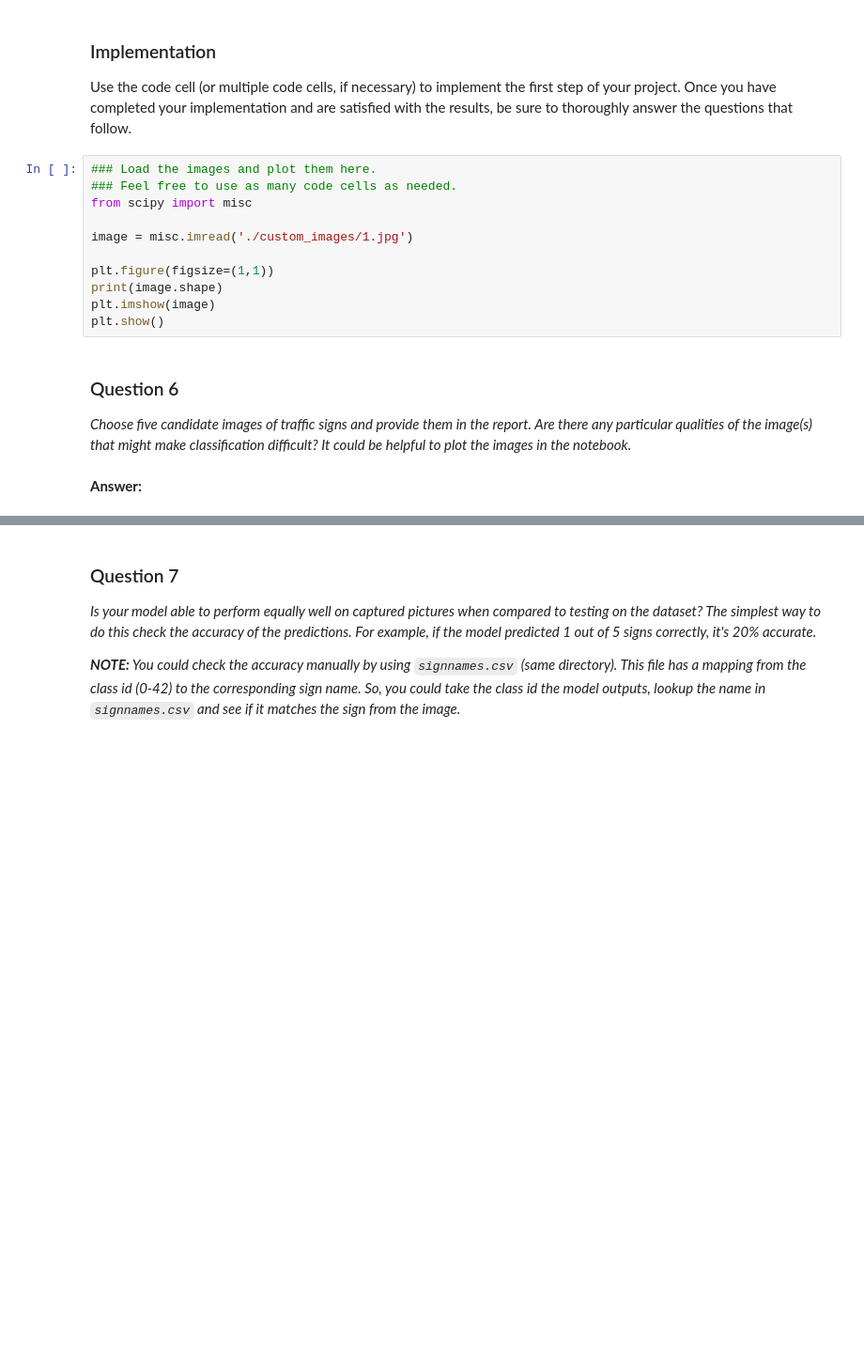
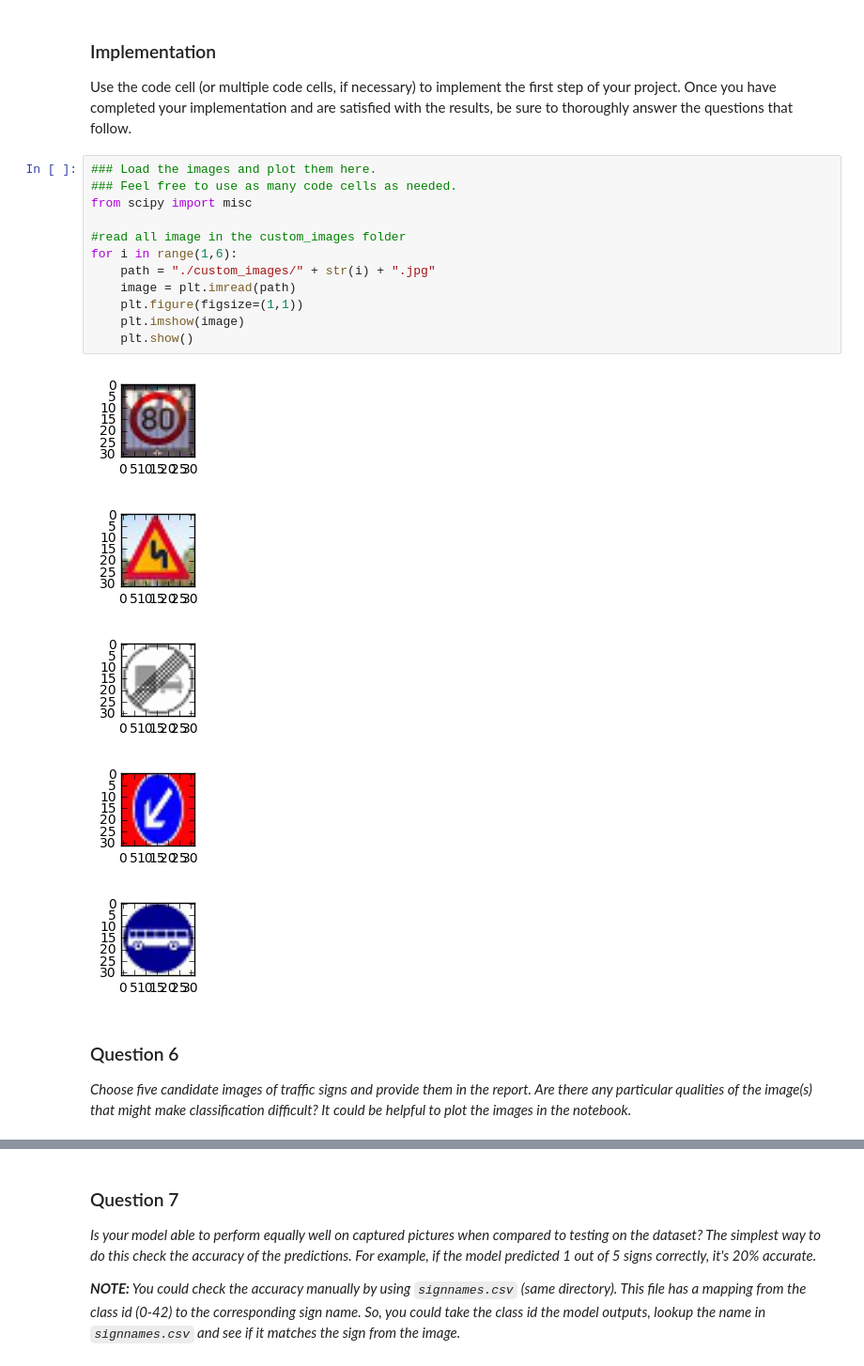
Before and after one commit to rmohan80/CarND-Traffic-Sign-Classifier-Project, a Jupyter notebook: Traffic_Sign_Classifier.ipynb, the cells around one changed output, grey strips where cells are left out. Shown at 94% size. Drawn from its saved outputs; the diff is of its cells as text; blank space fills up the shorter version.

Commit message:
v1.95 - First release with own set of batch images for production run

```diff
--- a/Traffic_Sign_Classifier.ipynb
+++ b/Traffic_Sign_Classifier.ipynb
@@ -564,17 +586,22 @@ Use the code cell (or multiple code cells, if necessary) to implement the first
 # %%
 ### Load the images and plot them here.
 ### Feel free to use as many code cells as needed.
 from scipy import misc
 
-image = misc.imread('./custom_images/1.jpg')
-
-plt.figure(figsize=(1,1))
-print(image.shape)
-plt.imshow(image)
-plt.show()
+#read all image in the custom_images folder
+for i in range(1,6):
+    path = "./custom_images/" + str(i) + ".jpg"
+    image = plt.imread(path)
+    plt.figure(figsize=(1,1))
+    plt.imshow(image)
+    plt.show()
+# %% [output]
+[figure, added]
+[figure, added]
+[figure, added]
+[figure, added]
+[figure, added]
 # %% [markdown]
 ### Question 6
 
 _Choose five candidate images of traffic signs and provide them in the report. Are there any particular qualities of the image(s) that might make classification difficult? It could be helpful to plot the images in the notebook._
-# %% [markdown]
-**Answer:**
```
Also changed, not shown: parts of 9 cells of this notebook, 5 other files.
